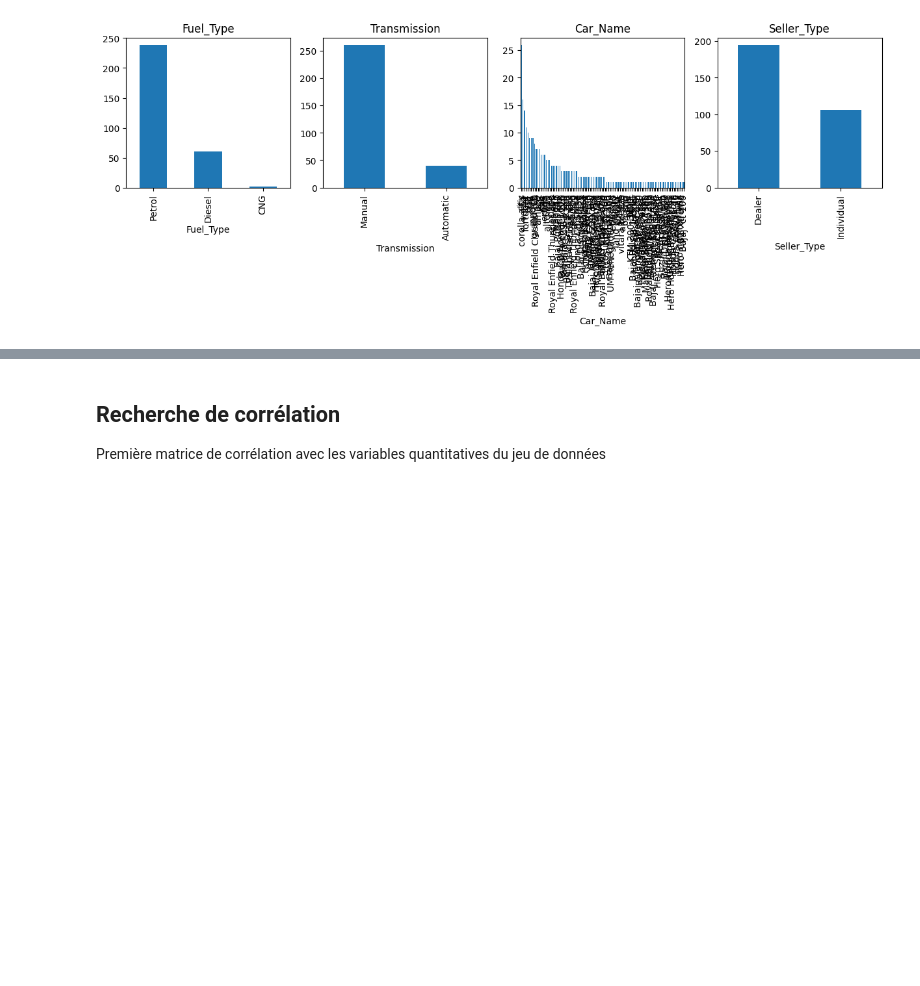
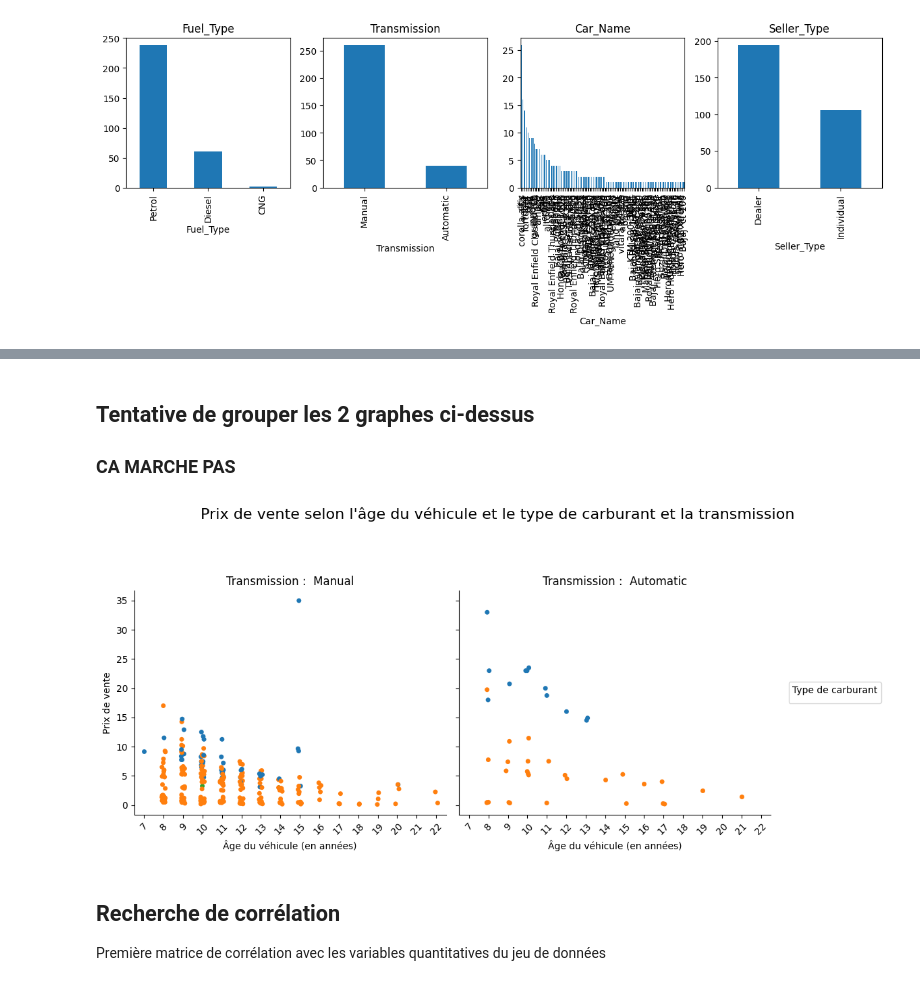
Before and after one commit to bruno-coulet/new-car, a Jupyter notebook: new-car.ipynb, the cells around one changed output, grey strips where cells are left out. Cells and saved outputs as stored; diff of their text form; code cells hidden in the pictures; blank space fills up the shorter version.

```diff
--- a/new-car.ipynb
+++ b/new-car.ipynb
@@ -124,3 +131,58 @@ plt.tight_layout()
+# %% [markdown]
+## Tentative de grouper les 2 graphes ci-dessus
+### CA MARCHE PAS
+# %%
+
+# Création du catplot
+age_fuel_transmission_price = sns.catplot(
+    x="Car_Age",
+    y="Selling_Price",
+    hue="Fuel_Type",
+    col="Transmission",  # Diviser les graphiques par type de transmission
+    data=df,
+    kind="strip",  # Choisir le type de graphique, ici un stripplot
+    height=5,  # Taille de chaque graphique
+    aspect=1.2,  # Largeur du graphique
+    legend=False  # Supprimer les légendes automatiques
+)
+
+# Ajouter un titre global à tous les graphiques
+age_fuel_transmission_price.fig.suptitle(
+    "Prix de vente selon l'âge du véhicule et le type de carburant et la transmission",
+    fontsize=16,
+    y=1.05
+)
+
+# Accéder aux axes dans le FacetGrid et ajuster les labels
+for ax in age_fuel_transmission_price.axes.flat:
+    # Rotation des labels sur l'axe X
+    ax.set_xticklabels(ax.get_xticklabels(), rotation=45)
+
+    # Modifier les labels des axes
+    ax.set_xlabel("Âge du véhicule (en années)")
+    ax.set_ylabel("Prix de vente")
+
+    # Ajouter un sous-titre pour chaque graphique
+    ax.set_title(f"Transmission : {ax.get_title().split('=')[-1]}", fontsize=12)
+
+# Ajouter une seule légende au niveau de la figure complète
+# Récupérer les handles et labels pour la légende
+handles, labels = age_fuel_transmission_price.axes.flat[0].get_legend_handles_labels()
+
+# Placer la légende sur la figure principale
+age_fuel_transmission_price.fig.subplots_adjust(right=0.85)  # Faire de la place pour la légende
+leg = age_fuel_transmission_price.fig.legend(
+    handles,
+    labels,
+    title="Type de carburant",
+    loc='center right',
+    bbox_to_anchor=(0.98, 0.5)
+)
+
+# Ajuster l'espacement entre les graphiques pour éviter les chevauchements
+plt.tight_layout(rect=[0, 0, 0.85, 0.95])  # Ajuster pour tenir compte de la légende
+# %% [output]
+[figure, added]
 # %% [markdown]
 ## Recherche de corrélation
 
```
Also changed, not shown: parts of 4 cells of this notebook.
